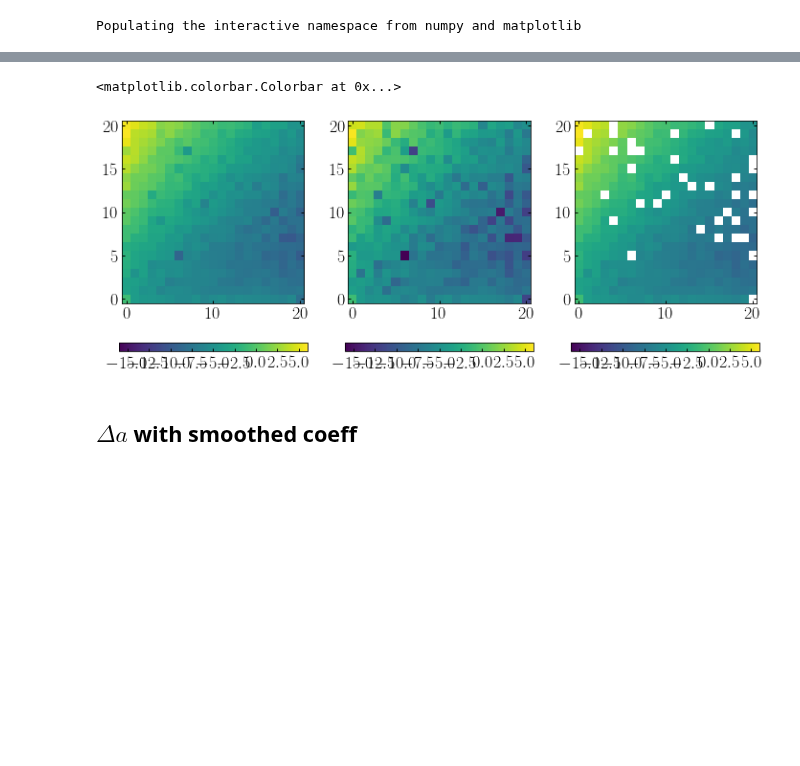
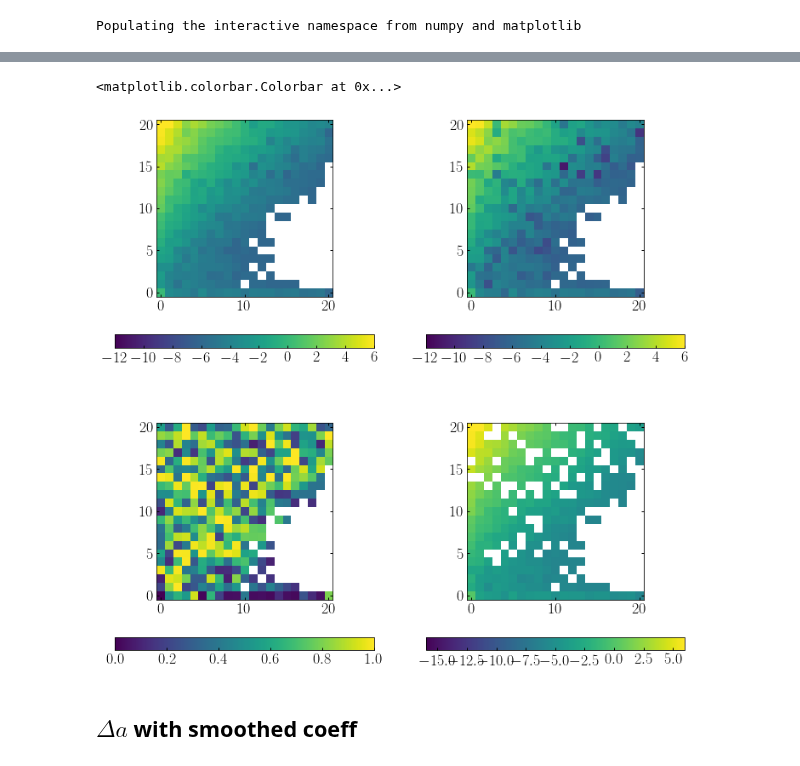
Before and after one commit to jngaravitoc/MW-LMC-SCF, a Jupyter notebook: code/coeff_variance.ipynb, the cells around one changed output, grey strips where cells are left out. Saved outputs shown, nothing was run; the diff lists cells and outputs as text; code cells hidden in the pictures; blank space fills up the shorter version.

```diff
--- a/code/coeff_variance.ipynb
+++ b/code/coeff_variance.ipynb
@@ -69,2 +158,4 @@ U = -0.5 * (S_mwlmc[0]**2 + T_mwlmc[0]**2)/A_nl_matrix
+# %%
+U_mwlmc6 = -0.5 * (S_matrix_mw_1e6**2 + T_matrix_mw_1e6**2)/A_nl_matrix
 # %%
-U_smooth = -0.5 * (b_smooth_S*S_mwlmc[0]**2 + b_smooth_T*T_mwlmc[0]**2)/A_nl_matrix
+U_smooth = -0.5 * (b_smooth_S_1e6*S_matrix_mw_1e6**2 + b_smooth_T_1e6*T_matrix_mw_1e6**2)/A_nl_matrix
@@ -74,29 +167,29 @@ for i in range(1):
 
     subplot(2, 2, 1)
     title('Energies')
-    plot(np.log10(U[i,:,0]))
-    plot(np.log10(U_smooth[i,:,0]))
+    plot(np.log10(U_mwlmc6[i,:,0]), label='non-smoothed')
+    plot(np.log10(U_smooth[i,:,0]), label='smoothed')
     legend()
-    ylabel('$U_{0,l,0}$')
+    ylabel(r'$\rm{Log_{10}}U_{0,l,0}$')
 
     subplot(2, 2, 2)
     title('Coefficients')
-    plot(np.log10(np.abs(S_mwlmc[0][i,:,0])), label=r'$l=0')
-    ylabel('$S_{0,l,0}$')
+    plot(np.log10(np.abs(S_matrix_mw_1e6[i,:,0])), label=r'$l=0')
+    ylabel(r'$\rm{Log_{10}}S_{0,l,0}$')
 
 
     subplot(2, 2, 3)
     title('Smoothing')
-    plot(np.log10(b_smooth_S[i,:,0]), label=r'$l=0')
+    plot(np.log10(b_smooth_S_1e6[i,:,0]), label=r'$l=0')
     xlabel('$l$')
     ylabel(r'$\rm{Log_{10}}\ (b_{0,l,0})$')
 
 
     subplot(2, 2, 4)
     title('Coefficients smoothed')
-    plot(np.log10(b_smooth_S[i,:,0]*np.abs(S_mwlmc[0][i,:,0])), label=r'$l=0')
-    plot(np.log10(np.abs(S_mwlmc[0][i,:,0])), label=r'$l=0')
-    ylabel('$S_{0,l,0}\cdot b_{0,l,0}$')
+    plot(np.log10(np.abs(S_matrix_mw_1e6[i,:,0])), label=r'$l=0')
+    plot(np.log10(b_smooth_S_1e6[i,:,0]*np.abs(S_matrix_mw_1e6[i,:,0])), label=r'$l=0')
+    ylabel(r'$\rm{Log_{10}} (S_{0,l,0}\cdot b_{0,l,0})$')
     xlabel('$l$')
 
     #savefig('energies_smoothed_n_{}.pdf'.format(i))
@@ -145,3 +346,3 @@ def coefficients_energy_level(S, T, e_cut, verb=0):
 # %%
-S_cut, T_cut, info = coefficients_energy_level(S_mwlmc[0], T_mwlmc[0], -12, 1)
+S_cut, T_cut, info = coefficients_energy_level(S_matrix_mw_1e6, T_matrix_mw_1e6, -8.7, 1)
 # %% [output]
@@ -155,20 +444,26 @@ shape(S_cut)
 # %%
-fig = plt.figure(figsize=(12, 5))
+fig = plt.figure(figsize=(12, 12))
 
-ax1 = fig.add_subplot(1,3,1)
-im = ax1.imshow(np.log10(np.abs(S_mwlmc[0][:,:,0])).T,origin='lower', vmin=-16, vmax=6)
+ax1 = fig.add_subplot(2,2,1)
+im = ax1.imshow(np.log10(np.abs(S_matrix_mw_1e6[:,:,0])).T,origin='lower', vmin=-12, vmax=6)
 colorbar(im, orientation='horizontal')
 
-ax2 = fig.add_subplot(1,3,2)
-im2 = ax2.imshow(np.log10(b_smooth_S[:,:,0]*np.abs(S_mwlmc[0][:,:,0])).T,origin='lower', vmin=-16, vmax=6)
+ax2 = fig.add_subplot(2,2,2)
+im2 = ax2.imshow(np.log10(b_smooth_S_1e6[:,:,0]*np.abs(S_matrix_mw_1e6[:,:,0])).T,origin='lower',
+                vmin=-12, vmax=6)
 colorbar(im2, orientation='horizontal')
 
-ax3 = fig.add_subplot(1,3,3)
-im3 = ax3.imshow(np.log10(np.abs(S_cut[:,:,0])).T, origin='lower', vmin=-16, vmax=6)
+ax3 = fig.add_subplot(2,2,3)
+im3 = ax3.imshow((np.abs(b_smooth_S_1e6[:,:,0]*S_matrix_mw_1e6[:,:,0] - S_matrix_mw_1e6[:,:,0])/np.abs(S_matrix_mw_1e6[:,:,0])).T,
+                 origin='lower', vmin=0.0, vmax=1)
 colorbar(im3, orientation='horizontal')
+
+ax4 = fig.add_subplot(2,2,4)
+im4 = ax4.imshow(np.log10(np.abs(S_cut[:,:,0])).T, origin='lower', vmin=-16, vmax=6)
+colorbar(im4, orientation='horizontal')
 # %% [output]
 <matplotlib.colorbar.Colorbar at 0x...>
-[figure, old version]
+[figure, new version]
 # %%
 imshow(np.log10(b_smooth_S[:,:,0]*np.abs(S_mwlmc[0][:,:,0])).T,origin='lower')
 # %% [markdown]
```
Also changed, not shown: parts of 62 cells of this notebook, 1 other file.
